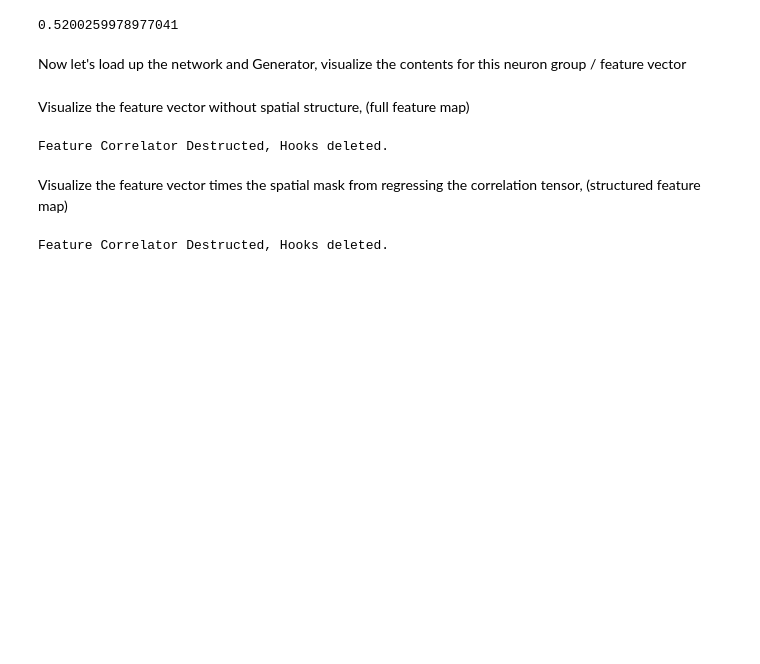
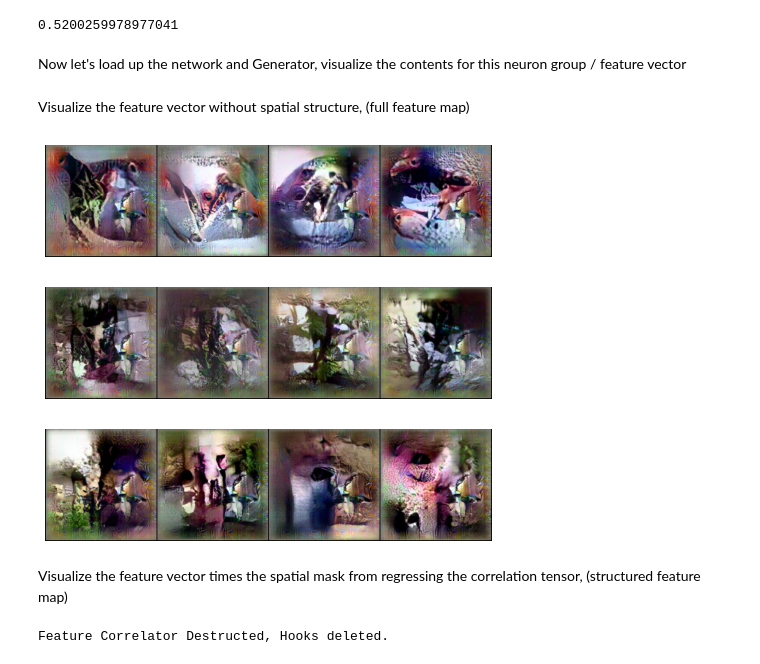
Before and after one commit to Animadversio/Visual_Neuron_Modelling, a Jupyter notebook: CorrFeatTsr_factor_analysis.ipynb, the cells around one changed output. Drawn from its saved outputs; the diff is of its cells as text; code cells hidden in the pictures; blank space fills up the shorter version.

```diff
--- a/CorrFeatTsr_factor_analysis.ipynb
+++ b/CorrFeatTsr_factor_analysis.ipynb
@@ -131,13 +156,15 @@ Visualize the feature vector without spatial structure, (full feature map)
 # %%
 scorer = CorrFeatScore()
 scorer.register_hooks(VGG, layer, netname="vgg16")
 for ci in [0, 1, 2]:
     fact_W = torch.from_numpy(ccfactor[:, ci]).reshape([-1,1,1])
     scorer.register_weights({layer: fact_W})
-    finimgs, mtg, score_traj = corr_GAN_visualize(G, scorer, VGG.features, preprocess, layername=layer, lr=0.025, MAXSTEP=100, imshow=True, verbose=False)
+    finimgs, mtg, score_traj = corr_GAN_visualize(G, scorer, VGG.features, preprocess, layername=layer, lr=0.025, MAXSTEP=100, imshow=True, verbose=False, adam=True)
 scorer.clear_hook()
 # %% [output]
-Feature Correlator Destructed, Hooks deleted.
+[figure, added]
+[figure, added]
+[figure, added]
 # %% [markdown]
 Visualize the feature vector times the spatial mask from regressing the correlation tensor, (structured feature map)
 # %%
```
Also changed, not shown: parts of 18 cells of this notebook, 3 other files.
